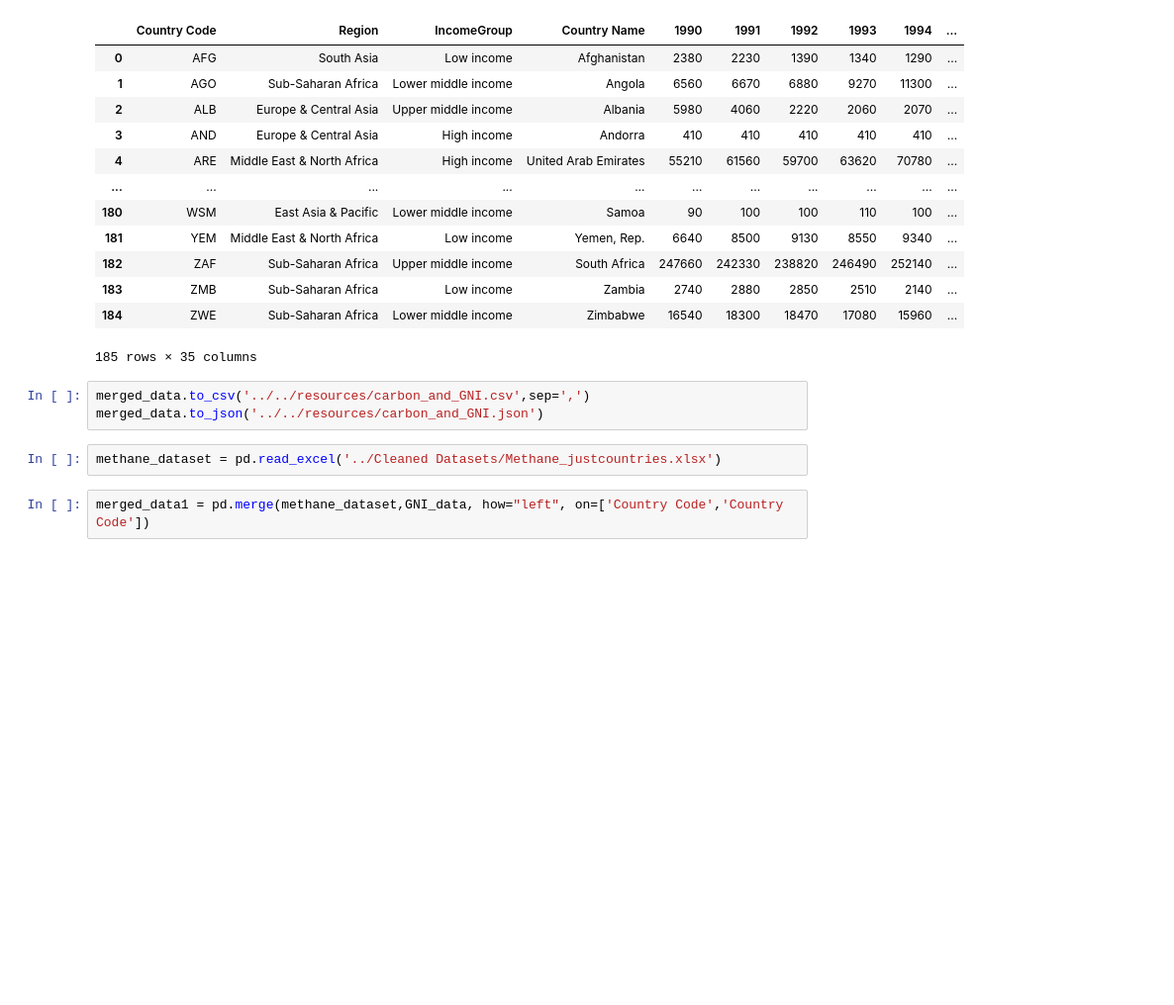
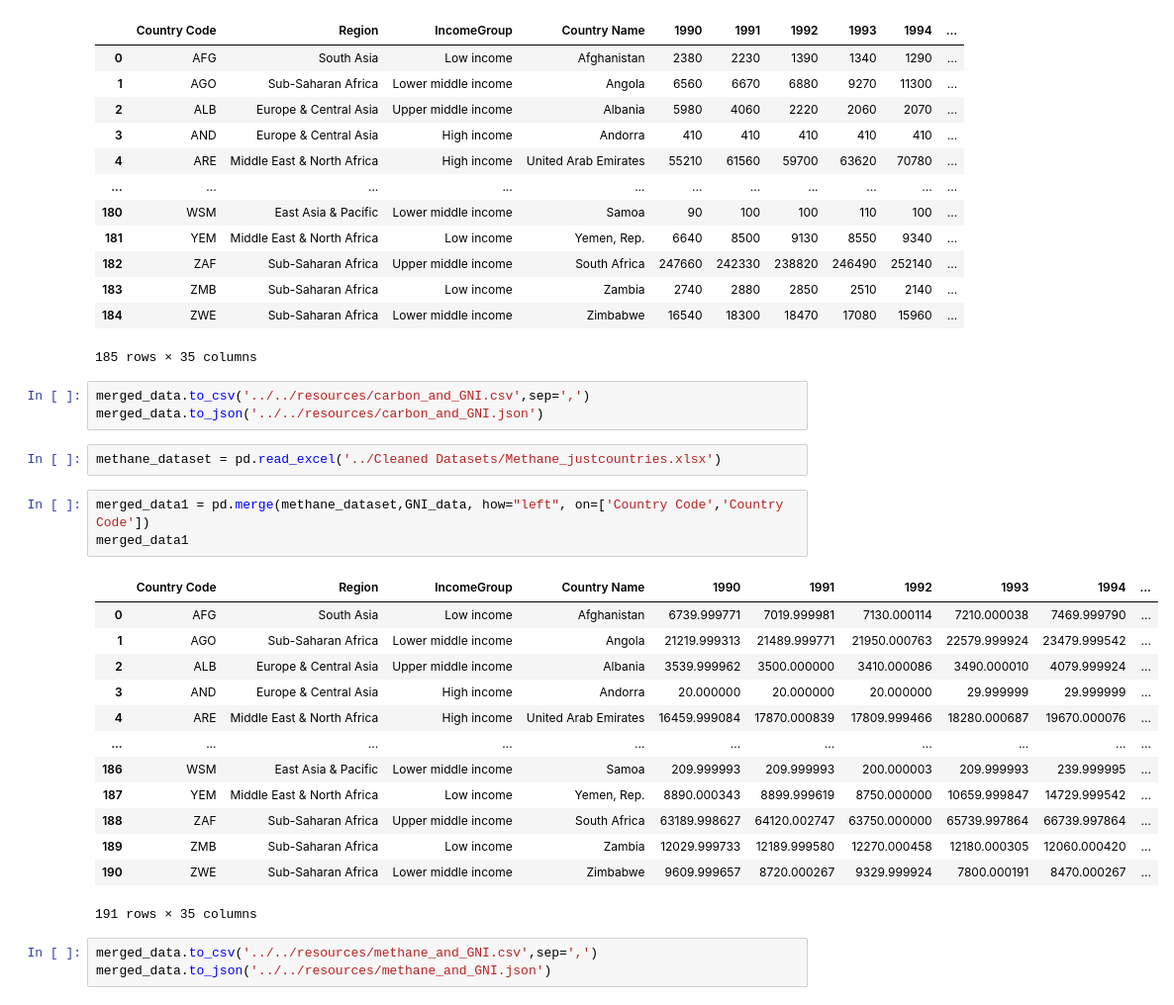
Before and after one commit to ccressman/global-carbon-and-methan-emissions, a Jupyter notebook: Data Cleaning/Python Script/GNI_Carbon_Merge.ipynb, the cells around one changed output. Shown: that part at 99% size. Saved outputs shown, nothing was run; the diff lists cells and outputs as text; blank space fills up the shorter version.

```diff
--- a/Data Cleaning/Python Script/GNI_Carbon_Merge.ipynb
+++ b/Data Cleaning/Python Script/GNI_Carbon_Merge.ipynb
@@ -123,3 +123,21 @@ merged_data.to_json('../../resources/carbon_and_GNI.json')
 methane_dataset = pd.read_excel('../Cleaned Datasets/Methane_justcountries.xlsx')
 # %%
 merged_data1 = pd.merge(methane_dataset,GNI_data, how="left", on=['Country Code','Country Code'])
+merged_data1
+# %% [output]
+|  | Country Code | Region | IncomeGroup | Country Name | 1990 | 1991 | 1992 | 1993 | 1994 | ... |
+| 0 | AFG | South Asia | Low income | Afghanistan | 6739.999771 | 7019.999981 | 7130.000114 | 7210.000038 | 7469.999790 | ... |
+| 1 | AGO | Sub-Saharan Africa | Lower middle income | Angola | 21219.999313 | 21489.999771 | 21950.000763 | 22579.999924 | 23479.999542 | ... |
+| 2 | ALB | Europe & Central Asia | Upper middle income | Albania | 3539.999962 | 3500.000000 | 3410.000086 | 3490.000010 | 4079.999924 | ... |
+| 3 | AND | Europe & Central Asia | High income | Andorra | 20.000000 | 20.000000 | 20.000000 | 29.999999 | 29.999999 | ... |
+| 4 | ARE | Middle East & North Africa | High income | United Arab Emirates | 16459.999084 | 17870.000839 | 17809.999466 | 18280.000687 | 19670.000076 | ... |
+| ... | ... | ... | ... | ... | ... | ... | ... | ... | ... | ... |
+| 186 | WSM | East Asia & Pacific | Lower middle income | Samoa | 209.999993 | 209.999993 | 200.000003 | 209.999993 | 239.999995 | ... |
+| 187 | YEM | Middle East & North Africa | Low income | Yemen, Rep. | 8890.000343 | 8899.999619 | 8750.000000 | 10659.999847 | 14729.999542 | ... |
+| 188 | ZAF | Sub-Saharan Africa | Upper middle income | South Africa | 63189.998627 | 64120.002747 | 63750.000000 | 65739.997864 | 66739.997864 | ... |
+| 189 | ZMB | Sub-Saharan Africa | Low income | Zambia | 12029.999733 | 12189.999580 | 12270.000458 | 12180.000305 | 12060.000420 | ... |
+| 190 | ZWE | Sub-Saharan Africa | Lower middle income | Zimbabwe | 9609.999657 | 8720.000267 | 9329.999924 | 7800.000191 | 8470.000267 | ... |
+191 rows × 35 columns
+# %%
+merged_data.to_csv('../../resources/methane_and_GNI.csv',sep=',')
+merged_data.to_json('../../resources/methane_and_GNI.json')
```
Also changed, not shown: 4 other files.
